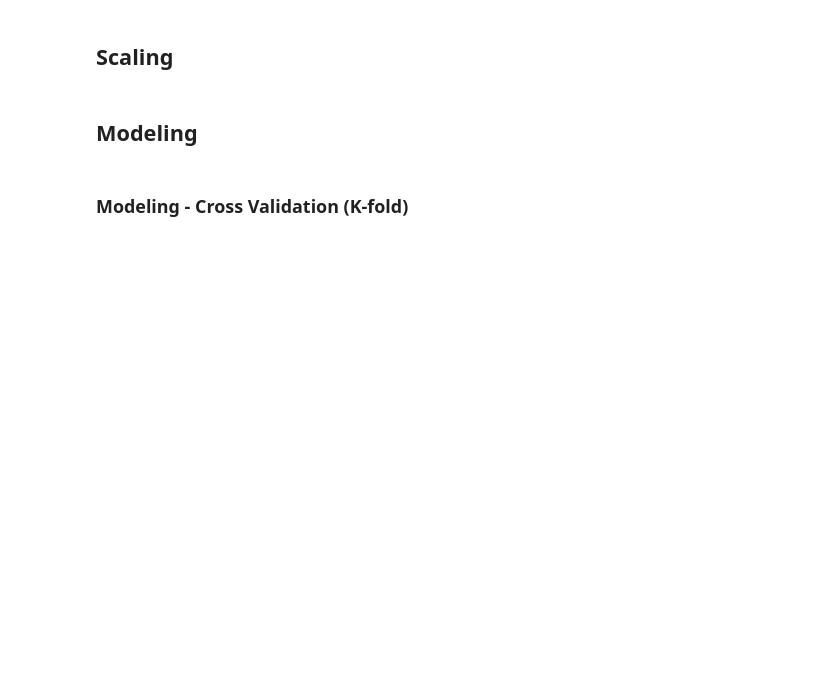
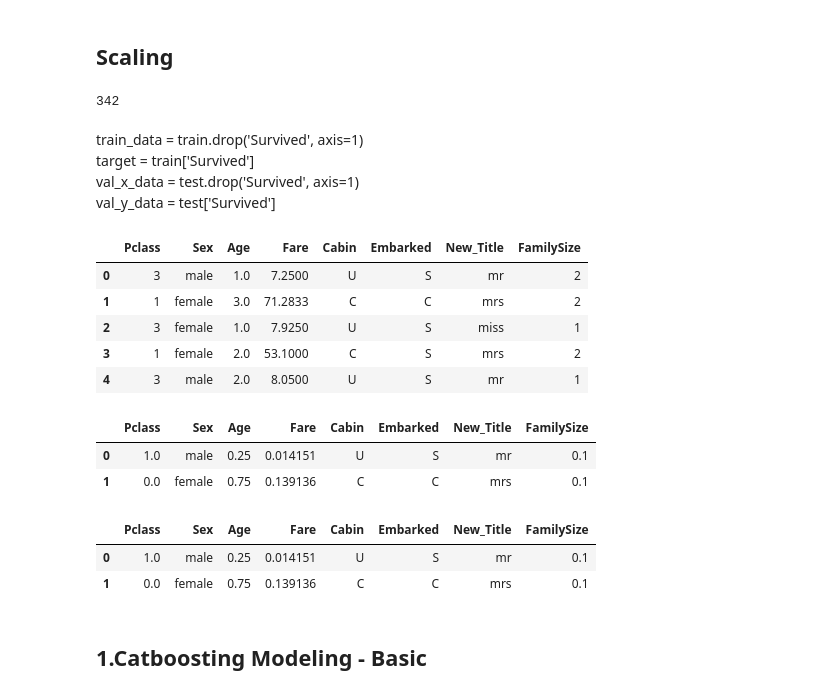
Before and after one commit to cypision/Alchemy-in-MLDL, a Jupyter notebook: ML_Area/Titanic_Catboost.ipynb, the cells around one changed output. Cells and saved outputs as stored; diff of their text form; code cells hidden in the pictures; blank space fills up the shorter version.

Commit message:
titanic catboost update

```diff
--- a/ML_Area/Titanic_Catboost.ipynb
+++ b/ML_Area/Titanic_Catboost.ipynb
@@ -341,5 +319,8 @@ train_01 = train.copy()
+# %%
+train = pd.read_csv('../dataset/titanic_processed_train.csv')
+test = pd.read_csv('../dataset/titanic_processed_test.csv')
 # %%
-train_data = train_01.drop('Survived', axis=1)
-target = train_01['Survived']
-
-train_data.shape, target.shape
+train_data = train.drop('Survived', axis=1)
+target = train['Survived']
+val_x_data = test.drop('Survived', axis=1)
+val_y_data = test['Survived']
@@ -366,2 +326,0 @@ Name: Survived, dtype: float64
-# %%
-train_data = train_data.astype('float64')
@@ -368,8 +343,2 @@ train_data = train_data.astype('float64')
 # %% [markdown]
 ## Scaling
-# %%
-from sklearn.preprocessing import StandardScaler,MinMaxScaler
-
-scaler = StandardScaler()
-scaler.fit(train_data)
-x_scaled = scaler.transform(train_data)
@@ -375,0 +352,4 @@ x_scaled = scaler.transform(train_data)
+# %%
+target.sum()
+# %% [output]
+342
@@ -375,0 +359,14 @@ x_scaled = scaler.transform(train_data)
+# %% [markdown]
+train_data = train.drop('Survived', axis=1)
+target = train['Survived']
+val_x_data = test.drop('Survived', axis=1)
+val_y_data = test['Survived']
+# %%
+train_data.head()
+# %% [output]
+|  | Pclass | Sex | Age | Fare | Cabin | Embarked | New_Title | FamilySize |
+| 0 | 3 | male | 1.0 | 7.2500 | U | S | mr | 2 |
+| 1 | 1 | female | 3.0 | 71.2833 | C | C | mrs | 2 |
+| 2 | 3 | female | 1.0 | 7.9250 | U | S | miss | 1 |
+| 3 | 1 | female | 2.0 | 53.1000 | C | S | mrs | 2 |
+| 4 | 3 | male | 2.0 | 8.0500 | U | S | mr | 1 |
@@ -376,2 +380,14 @@ x_scaled = scaler.transform(train_data)
+# %%
+train_data.head(2)
+# %% [output]
+|  | Pclass | Sex | Age | Fare | Cabin | Embarked | New_Title | FamilySize |
+| 0 | 1.0 | male | 0.25 | 0.014151 | U | S | mr | 0.1 |
+| 1 | 0.0 | female | 0.75 | 0.139136 | C | C | mrs | 0.1 |
+# %%
+val_x_data.head(2)
+# %% [output]
+|  | Pclass | Sex | Age | Fare | Cabin | Embarked | New_Title | FamilySize |
+| 0 | 1.0 | male | 0.25 | 0.014151 | U | S | mr | 0.1 |
+| 1 | 0.0 | female | 0.75 | 0.139136 | C | C | mrs | 0.1 |
 # %% [markdown]
-## Modeling
+## 1.Catboosting Modeling - Basic
@@ -387,2 +393,0 @@ import numpy as np
-# %% [markdown]
-### Modeling - Cross Validation (K-fold)
```
Also changed, not shown: parts of 66 cells of this notebook, 15 other files.
